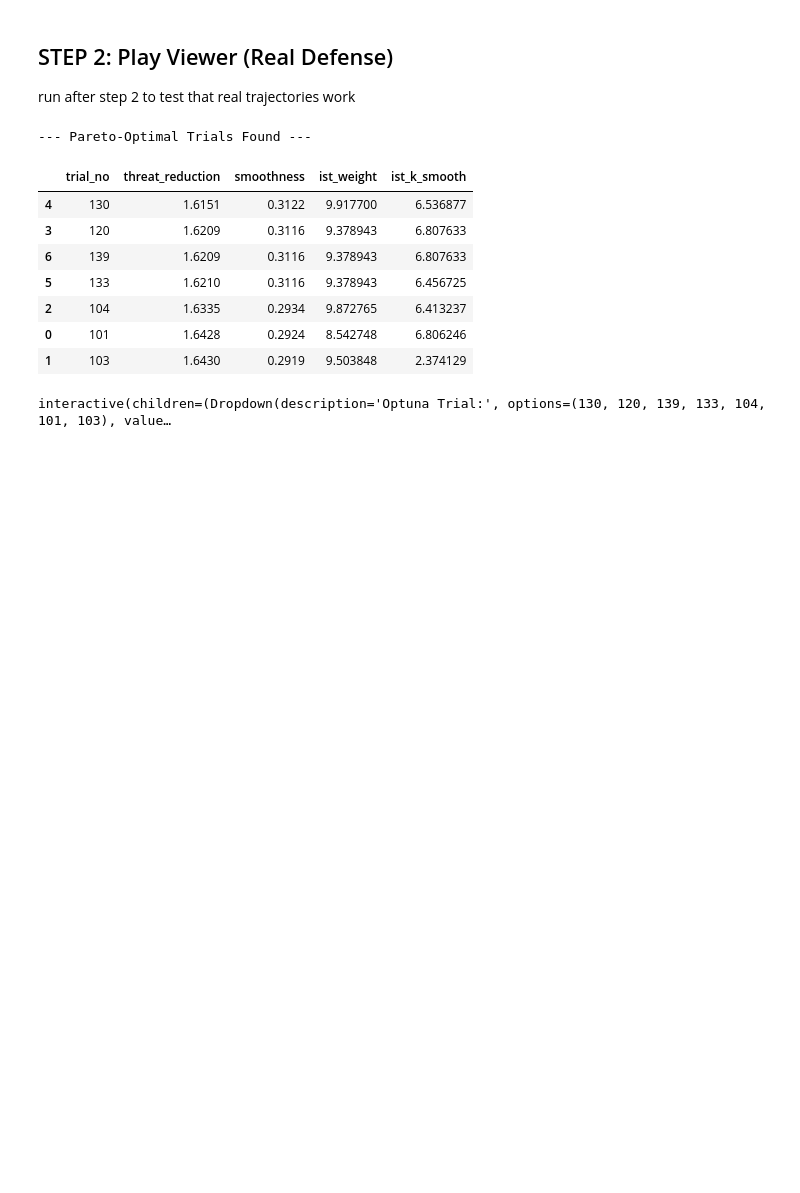
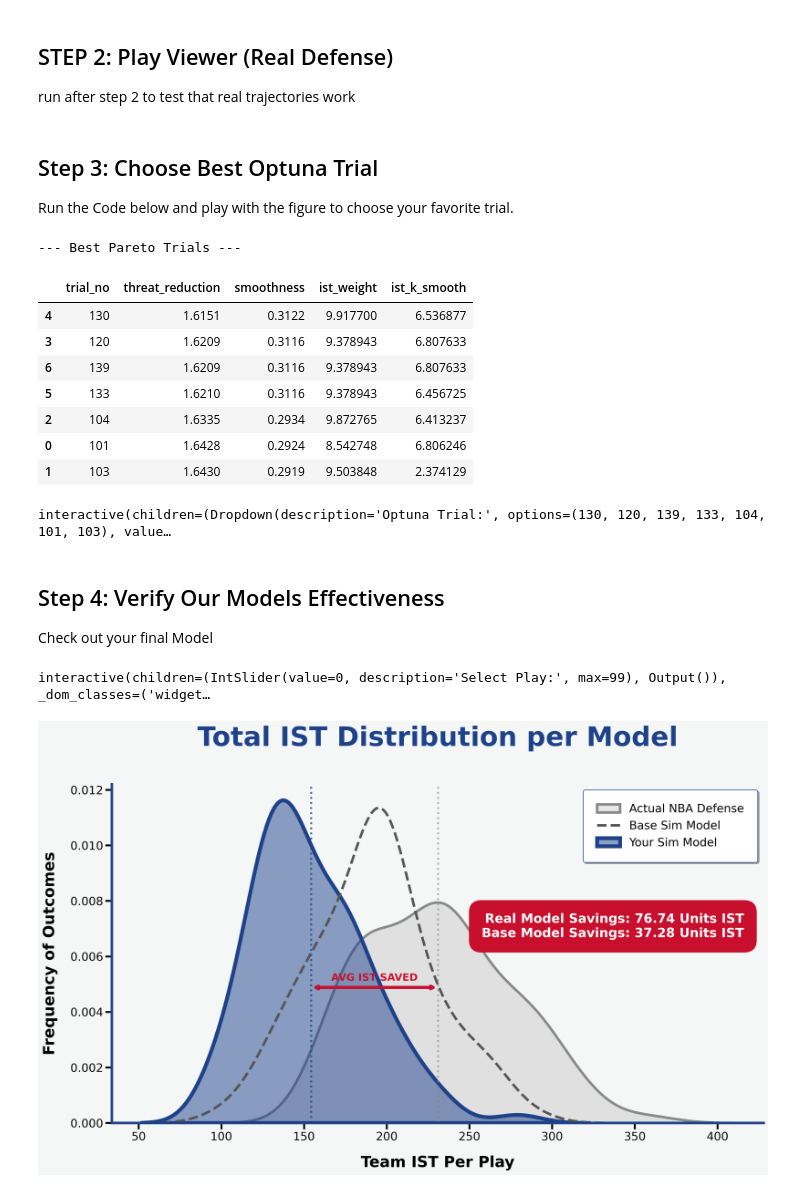
Before and after one commit to cadenpascual/kawhi, a Jupyter notebook: notebooks/Quickstart_Demo.ipynb, the cells around one changed output. Cells and saved outputs as stored; diff of their text form; code cells hidden in the pictures; blank space fills up the shorter version.

```diff
--- a/notebooks/Quickstart_Demo.ipynb
+++ b/notebooks/Quickstart_Demo.ipynb
@@ -42,24 +43,16 @@ traj_df = pd.read_parquet("../data/demo/processed/demo_traj.parquet")
 sample_play = traj_df.iloc[posession]
 off_traj, def_traj, ball_traj = extract_plot_trajectories(sample_play)
 animate_standard_play(off_traj, def_traj, ball_traj)
+# %% [markdown]
+## Step 3: Choose Best Optuna Trial
+Run the Code below and play with the figure to choose your favorite trial.
 # %%
-import pandas as pd
-import numpy as np
-import plotly.graph_objects as go
-from ipywidgets import interact
-
-# Load your final simulated dataset
-# (Change to the all_season file if you aren't running the demo)
-DATA_PATH = "../data/demo/final/demo_simulated_traj.parquet"
-df = pd.read_parquet(DATA_PATH)
-
+traj_df = pd.read_parquet("../data/demo/processed/demo_traj.parquet")
 DB_PATH = "sqlite:///../data/demo/processed/demo-ist-tuning.db"
 STUDY_NAME = "demo-ist-tuning"
-
-# This one line creates the table and the interactive simulator
-create_trial_browser(df, DB_PATH, STUDY_NAME, animate_side_by_side_courts)
+create_trial_browser(traj_df, DB_PATH, STUDY_NAME, animate_side_by_side_courts)
 # %% [output]
---- Pareto-Optimal Trials Found ---
+--- Best Pareto Trials ---
 |  | trial_no | threat_reduction | smoothness | ist_weight | ist_k_smooth |
 | 4 | 130 | 1.6151 | 0.3122 | 9.917700 | 6.536877 |
 | 3 | 120 | 1.6209 | 0.3116 | 9.378943 | 6.807633 |
@@ -69,3 +62,21 @@ create_trial_browser(df, DB_PATH, STUDY_NAME, animate_side_by_side_courts)
 | 0 | 101 | 1.6428 | 0.2924 | 8.542748 | 6.806246 |
 | 1 | 103 | 1.6430 | 0.2919 | 9.503848 | 2.374129 |
 interactive(children=(Dropdown(description='Optuna Trial:', options=(130, 120, 139, 133, 104, 101, 103), value…
+# %% [markdown]
+## Step 4: Verify Our Models Effectiveness
+Check out your final Model
+# %%
+final_df = pd.read_parquet("../data/demo/final/demo_simulated_traj.parquet")
+# %%
+# Load Final simulated dataset
+audit_final_results(
+    df=final_df,
+    triple_animate_fn=animate_triple_comparison
+)
+# %% [output]
+interactive(children=(IntSlider(value=0, description='Select Play:', max=99), Output()), _dom_classes=('widget…
+# %%
+# Run the final Triple-Shift Dashboard
+plot_triple_ist_shift(final_df)
+# %% [output]
+[figure, added]
```
Also changed, not shown: parts of 2 cells of this notebook, 9 other files.
